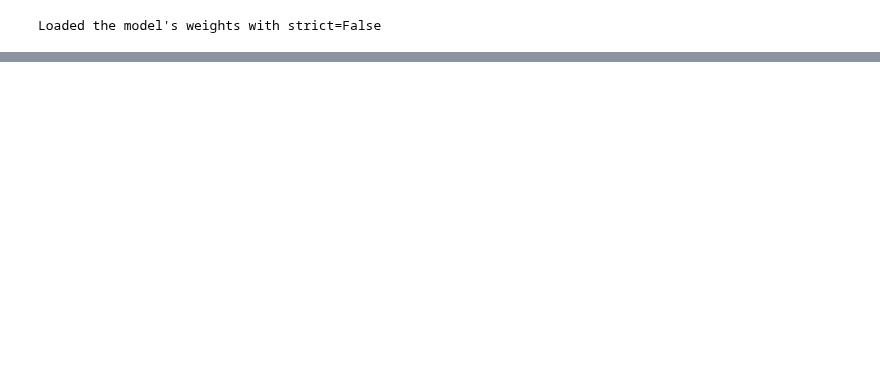
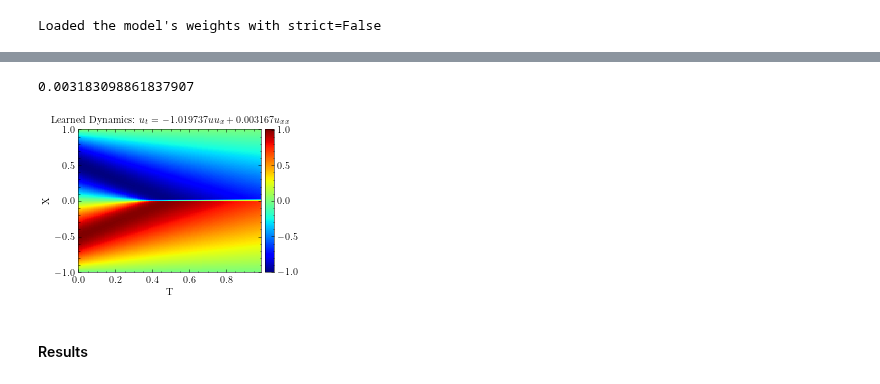
Before and after one commit to Pongpisit-Thanasutives/Multi-task-Physics-informed-neural-networks, a Jupyter notebook: inverse_burgers/Visualization.ipynb, the cells around one changed output, grey strips where cells are left out. Saved outputs shown, nothing was run; the diff lists cells and outputs as text; code cells hidden in the pictures; blank space fills up the shorter version.

```diff
--- a/inverse_burgers/Visualization.ipynb
+++ b/inverse_burgers/Visualization.ipynb
@@ -235,5 +241,5 @@ tensor(6.2975e-05, grad_fn=<MseLossBackward0>)
 # %%
-NOISELESS_MODE = False
+NOISELESS_MODE = False; VIS_MODE = True
 # %%
 _, x_fft, x_PSD = fft1d_denoise(X_u_train[:, 0:1], c=-5, return_real=True)
 _, t_fft, t_PSD = fft1d_denoise(X_u_train[:, 1:2], c=-5, return_real=True)
@@ -273,7 +279,7 @@ def mtl_closure():
 
     return sum(losses)
 # %%
-if not NOISELESS_MODE:
+if not NOISELESS_MODE and not VIS_MODE:
     print("You are in noisy mode.")
     pinn = RobustPINN(model=model, loss_fn=mod, index2features=feature_names,
                       scale=False, lb=None, ub=None, pretrained=True, noiseless_mode=NOISELESS_MODE)
@@ -309,5 +314,5 @@ You are in noisy mode.
 # %%
-pinn = load_weights(pinn, "./pinn_weights/pinn_cleanob_cleanlabel.pth")
+pinn = load_weights(pinn, "./pinn_weights/pinn_noisyob_noisylabel.pth")
 # %% [output]
 Loaded the model's weights with strict=False
 # %%
@@ -316,6 +320,7 @@ u_star = to_tensor(u_star)
 # %%
 xx, tt = X_star[:, 0:1], X_star[:, 1:2]
-print(F.mse_loss(pinn(xx, tt), u_star))
 uf = pinn(xx, tt)
-uf = uf.detach().numpy().reshape(X.shape)
+uf = uf.detach().numpy()
+print(relative_l2_error(uf, u_star))
+uf = uf.reshape(X.shape)
 # %% [output]
@@ -434,0 +330,4 @@ for i in range(epochs):
+# %%
+0.01/np.pi
+# %% [output]
+0.003183098861837907
@@ -435,3 +355,24 @@ for i in range(epochs):
+# %%
+fig, ax = plt.subplots(1, 1)
+
+h = ax.imshow(uf.T, interpolation='nearest', cmap='jet',
+          extent=[lb[1], ub[1], lb[0], ub[0]],
+          origin='lower', aspect='auto')
+
+ax.set_title("Learned Dynamics: $u_t = -1.019737uu_{x}+0.003167u_{xx}$", fontsize = 10)
+ax.set_xlabel('T')
+ax.set_ylabel('X')
+
+divider = make_axes_locatable(ax)
+cax = divider.append_axes("right", size="5%", pad=0.05)
+fig.colorbar(h, cax=cax)
+
+fig.savefig("./vis_pics/Learned_Dynamics_noisyxt_noisylabels.png", dpi=300)
+plt.show()
+# %% [output]
+[figure, added]
+# %% [markdown]
+#### Results
 # %%
 ### With/Without denoising layers ablation study ###
 
```
Also changed, not shown: parts of 29 cells of this notebook, 13 other files.
